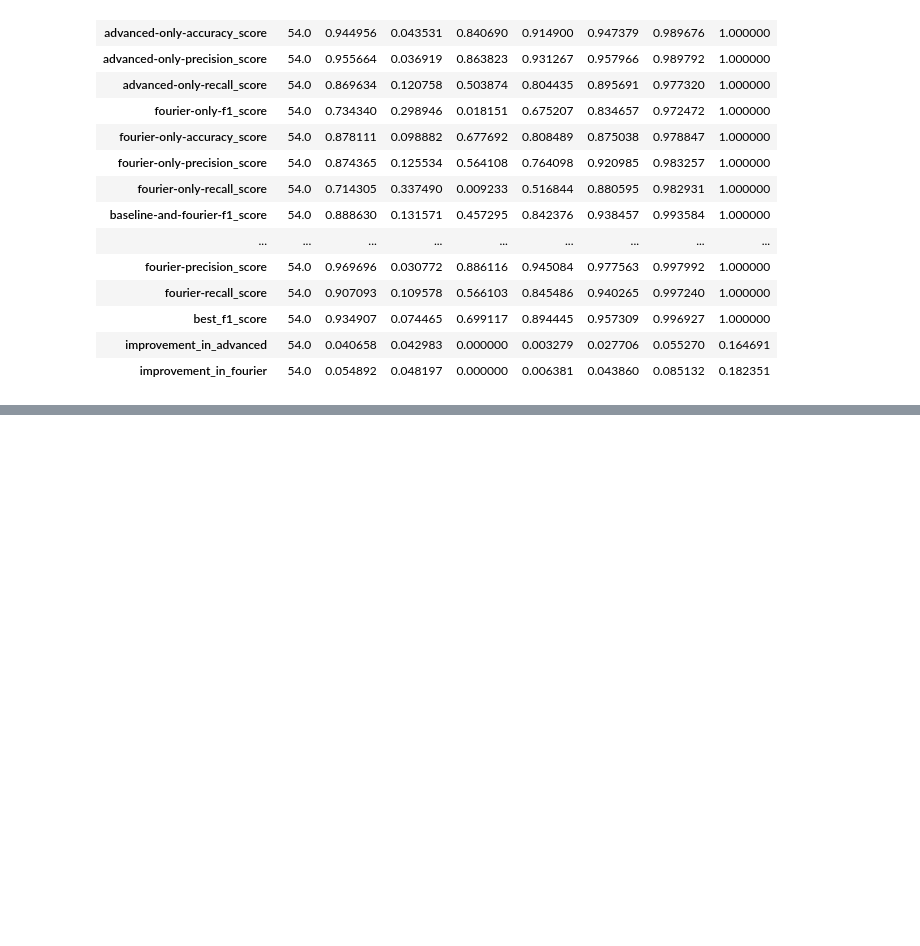
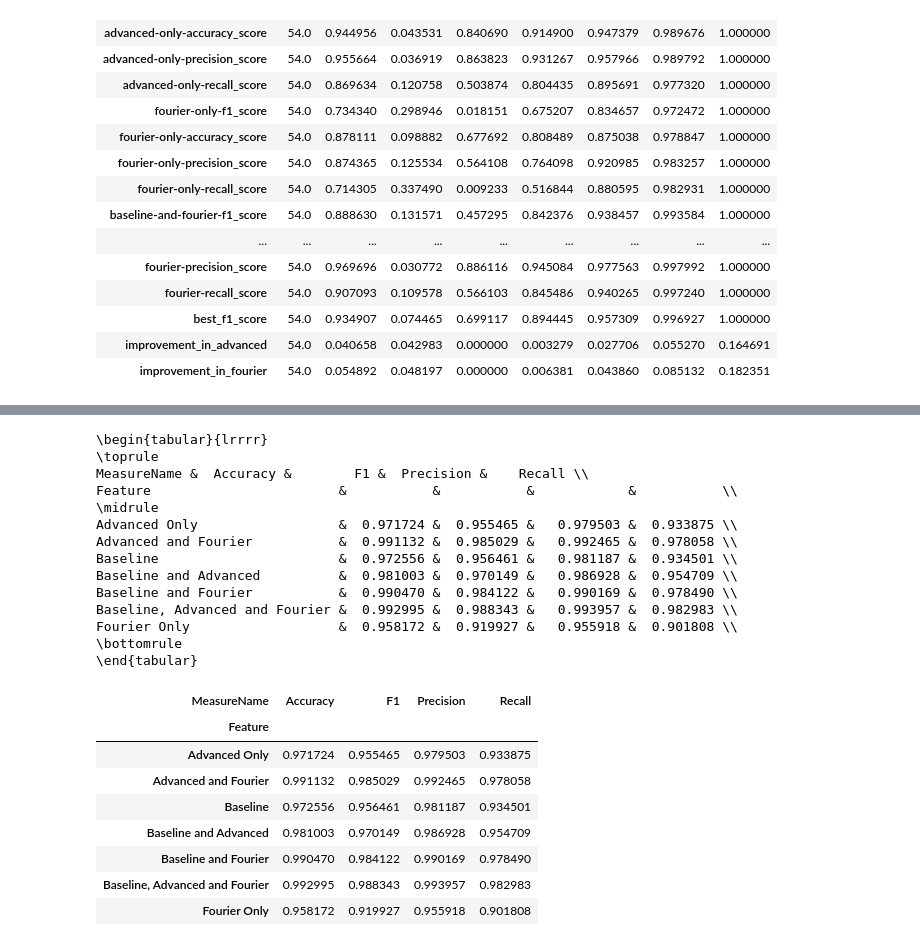
Before and after one commit to bhattacharjee/RansomFoRRT, a Jupyter notebook: iteration_2.1/expanded_rf_cs5/Iteration_2.1_EXT2_RF_CV5_compare_base32_logistic_regression.ipynb, the cells around one changed output, grey strips where cells are left out. Saved outputs shown, nothing was run; the diff lists cells and outputs as text; code cells hidden in the pictures; blank space fills up the shorter version.

```diff
--- a/iteration_2.1/expanded_rf_cs5/Iteration_2.1_EXT2_RF_CV5_compare_base32_logistic_regression.ipynb
+++ b/iteration_2.1/expanded_rf_cs5/Iteration_2.1_EXT2_RF_CV5_compare_base32_logistic_regression.ipynb
@@ -718,0 +836,29 @@ df1[columns].describe().T
+# %%
+df2 = df[(df["exclude_webp"] == 1) & (df["exclude_nonwebp"] == 0) ]
+df2 = regroup_and_pivot(df2.copy())
+print(df2.to_latex())
+df2
+# %% [output]
+\begin{tabular}{lrrrr}
+\toprule
+MeasureName &  Accuracy &        F1 &  Precision &    Recall \\
+Feature                        &           &           &            &           \\
+\midrule
+Advanced Only                  &  0.971724 &  0.955465 &   0.979503 &  0.933875 \\
+Advanced and Fourier           &  0.991132 &  0.985029 &   0.992465 &  0.978058 \\
+Baseline                       &  0.972556 &  0.956461 &   0.981187 &  0.934501 \\
+Baseline and Advanced          &  0.981003 &  0.970149 &   0.986928 &  0.954709 \\
+Baseline and Fourier           &  0.990470 &  0.984122 &   0.990169 &  0.978490 \\
+Baseline, Advanced and Fourier &  0.992995 &  0.988343 &   0.993957 &  0.982983 \\
+Fourier Only                   &  0.958172 &  0.919927 &   0.955918 &  0.901808 \\
+\bottomrule
+\end{tabular}
+| MeasureName | Accuracy | F1 | Precision | Recall |
+| Feature |  |  |  |  |
+| Advanced Only | 0.971724 | 0.955465 | 0.979503 | 0.933875 |
+| Advanced and Fourier | 0.991132 | 0.985029 | 0.992465 | 0.978058 |
+| Baseline | 0.972556 | 0.956461 | 0.981187 | 0.934501 |
+| Baseline and Advanced | 0.981003 | 0.970149 | 0.986928 | 0.954709 |
+| Baseline and Fourier | 0.990470 | 0.984122 | 0.990169 | 0.978490 |
+| Baseline, Advanced and Fourier | 0.992995 | 0.988343 | 0.993957 | 0.982983 |
+| Fourier Only | 0.958172 | 0.919927 | 0.955918 | 0.901808 |
```
Also changed, not shown: parts of 6 cells of this notebook, 2 other files.
